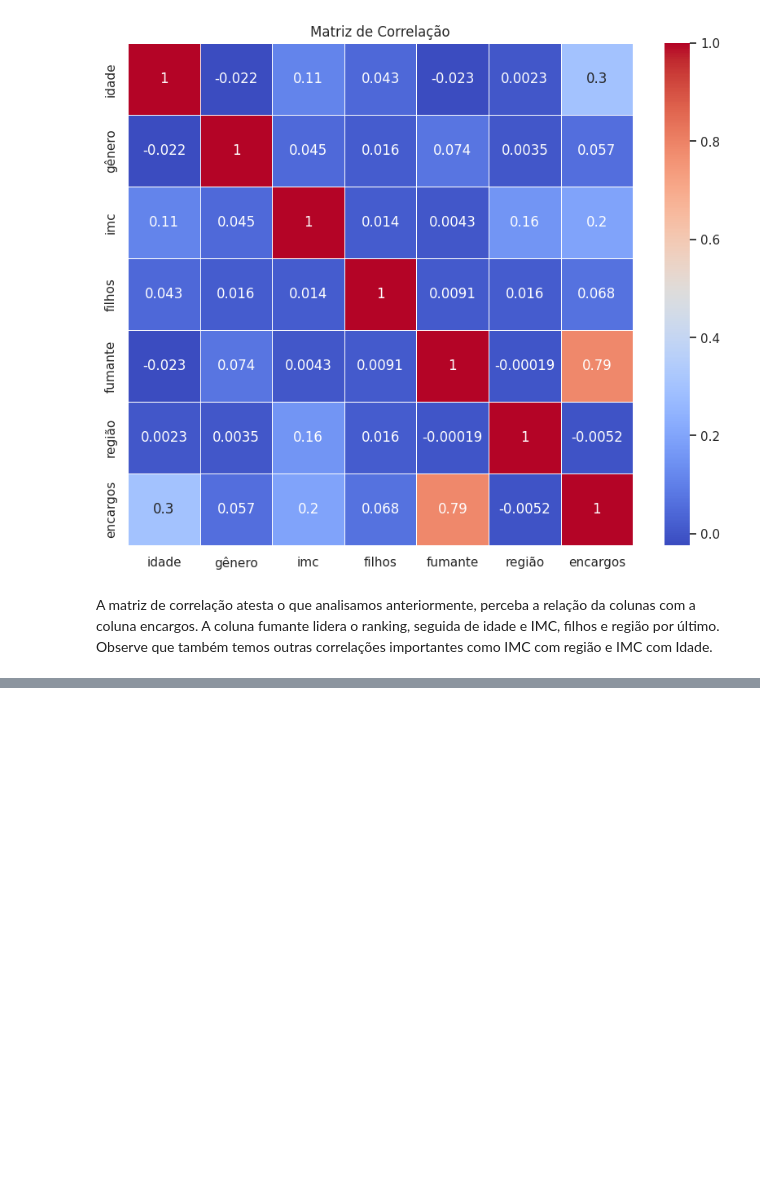
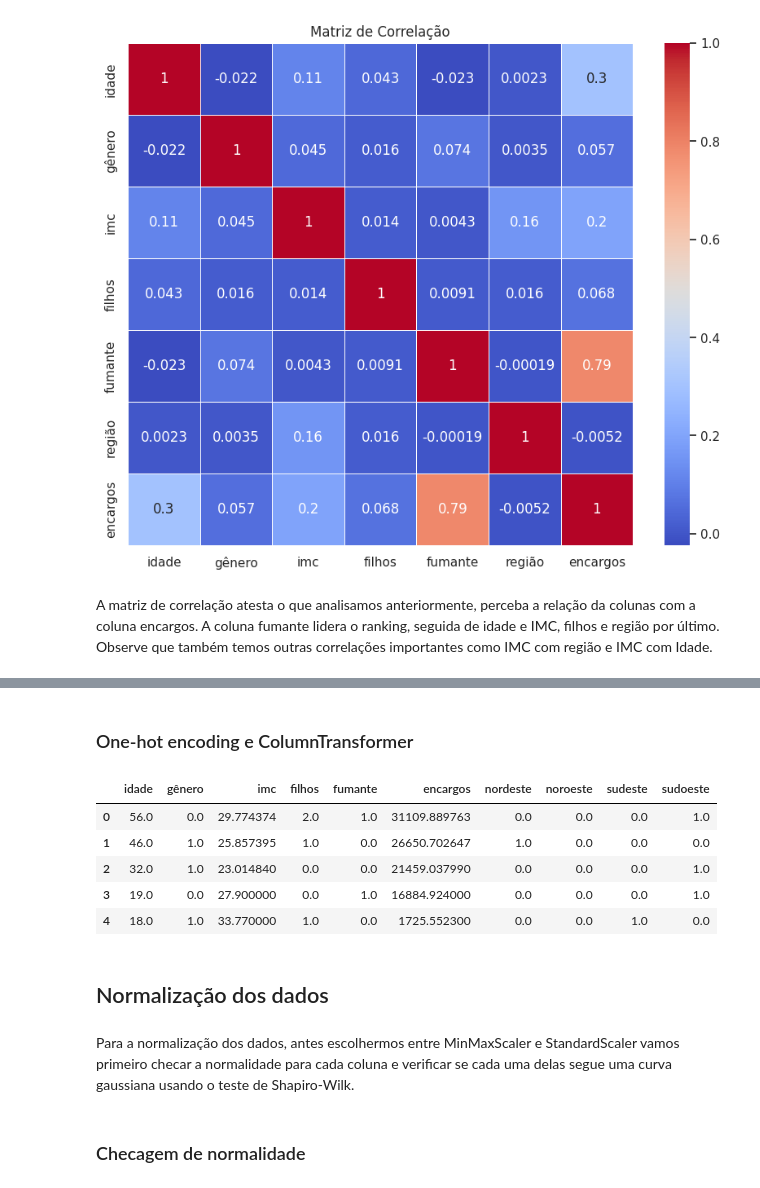
Before and after one commit to apandrade/FIAP, a Jupyter notebook: Tech Challenge/Módulo 1/Previsão Seguro Saúde.ipynb, the cells around one changed output, grey strips where cells are left out. Drawn from its saved outputs; the diff is of its cells as text; code cells hidden in the pictures; blank space fills up the shorter version.

```diff
--- a/Tech Challenge/Módulo 1/Previsão Seguro Saúde.ipynb
+++ b/Tech Challenge/Módulo 1/Previsão Seguro Saúde.ipynb
@@ -352,0 +369,5 @@ Observe que também temos outras correlações importantes como IMC com região
+# %%
+df_modelo = df.copy(deep=True)
+df_modelo['gênero'] = label_encoder.fit_transform(df['gênero'])
+df_modelo['fumante'] = label_encoder.fit_transform(df['fumante'])
+df_modelo.head()
@@ -352,0 +391,39 @@ Observe que também temos outras correlações importantes como IMC com região
+# %% [markdown]
+### One-hot encoding e ColumnTransformer
+# %%
+column_transformer = ColumnTransformer(
+    transformers=[
+        ('região', OneHotEncoder(sparse=False), ['região'])
+    ],
+    remainder='passthrough'  # Manter as outras colunas inalteradas
+)
+df_transformado = column_transformer.fit_transform(df_modelo)
+
+# Obter os nomes das novas colunas após One-Hot Encoding
+colunas_regiao = column_transformer.named_transformers_['região'].get_feature_names_out(['região'])
+# Remover os prefixos do nome das colunas
+colunas_regiao = [col.split('_')[-1] for col in colunas_regiao]
+
+
+# Criar um DataFrame com as colunas transformadas
+df_transformado = pd.DataFrame(df_transformado, columns=colunas_regiao + list(df_modelo.columns.drop('região')))
+
+# Apenas para reposicionar as colunas das regiões como as últimas do dataframe
+colunas_reorganizadas = list(df.columns.drop('região')) + colunas_regiao
+df_transformado =  df_transformado[colunas_reorganizadas]
+
+
+df_transformado.head()
+# %% [output]
+|  | idade | gênero | imc | filhos | fumante | encargos | nordeste | noroeste | sudeste | sudoeste |
+| 0 | 56.0 | 0.0 | 29.774374 | 2.0 | 1.0 | 31109.889763 | 0.0 | 0.0 | 0.0 | 1.0 |
+| 1 | 46.0 | 1.0 | 25.857395 | 1.0 | 0.0 | 26650.702647 | 1.0 | 0.0 | 0.0 | 0.0 |
+| 2 | 32.0 | 1.0 | 23.014840 | 0.0 | 0.0 | 21459.037990 | 0.0 | 0.0 | 0.0 | 1.0 |
+| 3 | 19.0 | 0.0 | 27.900000 | 0.0 | 1.0 | 16884.924000 | 0.0 | 0.0 | 0.0 | 1.0 |
+| 4 | 18.0 | 1.0 | 33.770000 | 1.0 | 0.0 | 1725.552300 | 0.0 | 0.0 | 1.0 | 0.0 |
+# %% [markdown]
+## Normalização dos dados
+# %% [markdown]
+Para a normalização dos dados, antes escolhermos entre MinMaxScaler e StandardScaler vamos primeiro checar a normalidade para cada coluna e verificar se cada uma delas segue uma curva gaussiana usando o teste de Shapiro-Wilk.
+# %% [markdown]
+### Checagem de normalidade
```
Also changed, not shown: parts of 29 cells of this notebook.
